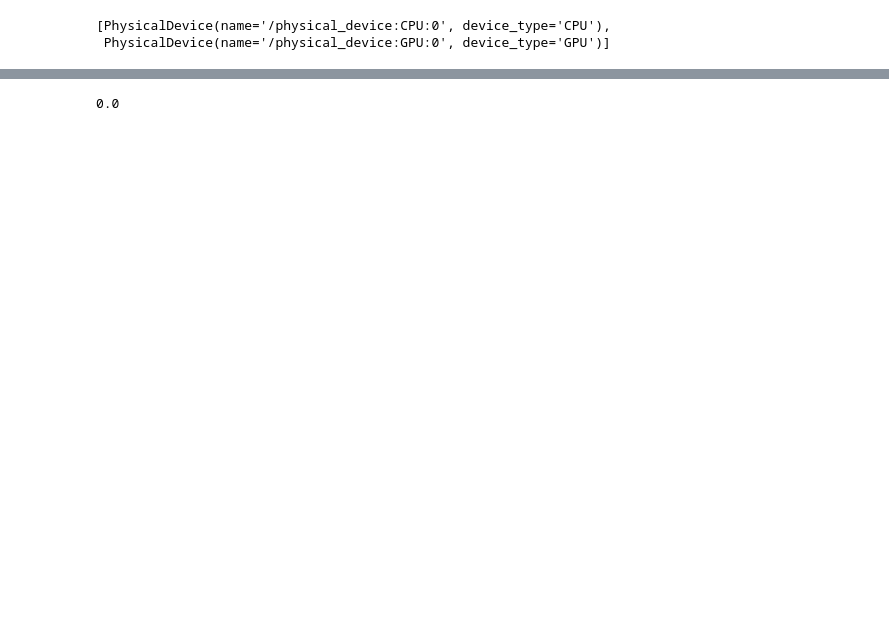
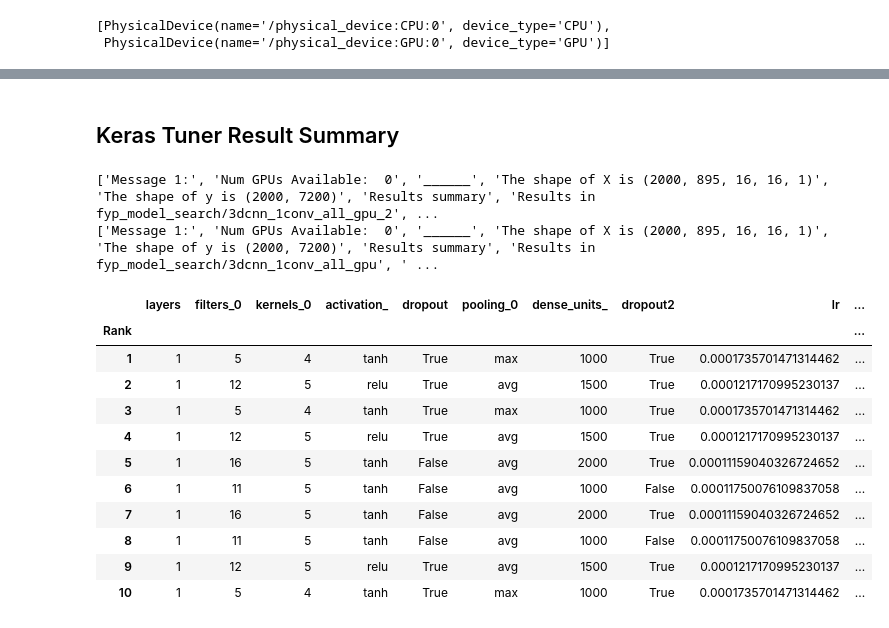
Before and after one commit to MC-Kangan/FYP_Ultrasound_Imaging_ML, a Jupyter notebook: Model_tester.ipynb, the cells around one changed output, grey strips where cells are left out. Cells and saved outputs as stored; diff of their text form; code cells hidden in the pictures; blank space fills up the shorter version.

Commit message:
Implement a function to read keras tuner result; Add in a new file 'Keras_tuner_gpu.py'

```diff
--- a/Model_tester.ipynb
+++ b/Model_tester.ipynb
@@ -150,4 +132,53 @@ plt.show()
-# %%
-np.sum(ypred)
-# %% [output]
-0.0
+# %% [markdown]
+## Keras Tuner Result Summary
+# %%
+
+def read_keras_tuner_log(filename):
+
+    with open(f'Keras_tuner_log/{filename}.txt') as f:
+        contents = f.read().splitlines()
+
+    info = contents[:9]
+    print(info)
+    result = contents[9:]
+
+    rank = 0
+    model_compile = []
+    for i in range(len(result)):
+        if result[i] == 'Trial summary':
+            rank += 1
+            pass
+        elif result[i] == 'Hyperparameters:':
+            model = {}
+            model['Rank'] = rank
+        else:
+            key, value = result[i].split(': ')
+            if key == 'Score':
+                model['Val_loss'] = value
+                model_compile.append(model)
+            else:
+                model[key] = value
+
+
+    df = pd.DataFrame.from_dict(model_compile).set_index('Rank')
+    df = df.drop(['tuner/epochs','tuner/initial_epoch','tuner/bracket','tuner/round','tuner/trial_id'], axis = 1)
+
+    return df
+
+read_keras_tuner_log('o7122780')
+read_keras_tuner_log('o7121864')
+# %% [output]
+['Message 1:', 'Num GPUs Available:  0', '______', 'The shape of X is (2000, 895, 16, 16, 1)', 'The shape of y is (2000, 7200)', 'Results summary', 'Results in fyp_model_search/3dcnn_1conv_all_gpu_2', ...
+['Message 1:', 'Num GPUs Available:  0', '______', 'The shape of X is (2000, 895, 16, 16, 1)', 'The shape of y is (2000, 7200)', 'Results summary', 'Results in fyp_model_search/3dcnn_1conv_all_gpu', ' ...
+|  | layers | filters_0 | kernels_0 | activation_ | dropout | pooling_0 | dense_units_ | dropout2 | lr | ... |
+| Rank |  |  |  |  |  |  |  |  |  | ... |
+| 1 | 1 | 5 | 4 | tanh | True | max | 1000 | True | 0.0001735701471314462 | ... |
+| 2 | 1 | 12 | 5 | relu | True | avg | 1500 | True | 0.0001217170995230137 | ... |
+| 3 | 1 | 5 | 4 | tanh | True | max | 1000 | True | 0.0001735701471314462 | ... |
+| 4 | 1 | 12 | 5 | relu | True | avg | 1500 | True | 0.0001217170995230137 | ... |
+| 5 | 1 | 16 | 5 | tanh | False | avg | 2000 | True | 0.00011159040326724652 | ... |
+| 6 | 1 | 11 | 5 | tanh | False | avg | 1000 | False | 0.00011750076109837058 | ... |
+| 7 | 1 | 16 | 5 | tanh | False | avg | 2000 | True | 0.00011159040326724652 | ... |
+| 8 | 1 | 11 | 5 | tanh | False | avg | 1000 | False | 0.00011750076109837058 | ... |
+| 9 | 1 | 12 | 5 | relu | True | avg | 1500 | True | 0.0001217170995230137 | ... |
+| 10 | 1 | 5 | 4 | tanh | True | max | 1000 | True | 0.0001735701471314462 | ... |
```
Also changed, not shown: parts of 4 cells of this notebook, 2 other files.
